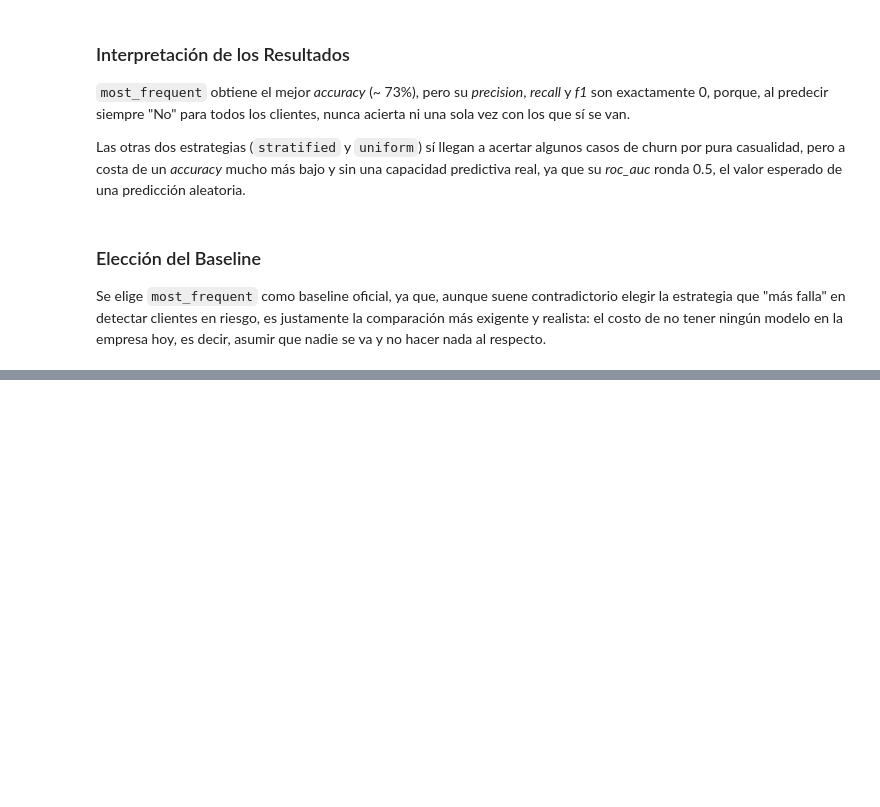
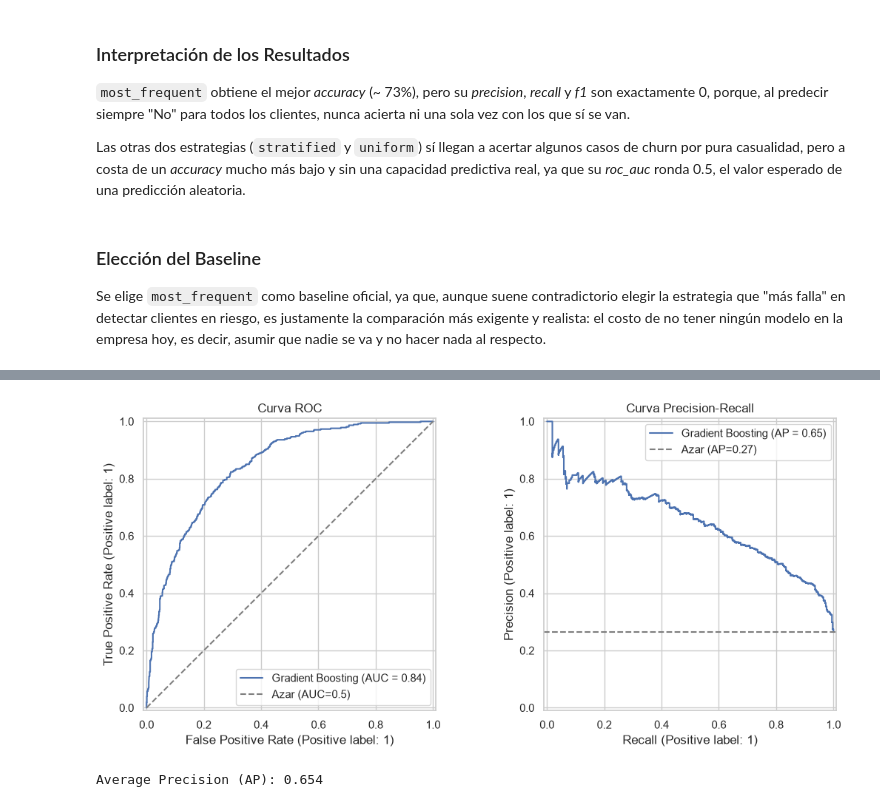
Before and after one commit to CaroGomezO/telco-customer-churn-prediction, a Jupyter notebook: notebook_modelo.ipynb, the cells around one changed output, grey strips where cells are left out. Cells and saved outputs as stored; diff of their text form; code cells hidden in the pictures; blank space fills up the shorter version.

```diff
--- a/notebook_modelo.ipynb
+++ b/notebook_modelo.ipynb
@@ -8,10 +8,17 @@ Este notebook parte de `train.csv` y `test.csv` que contienen las variables num
 # %%
 import numpy as np
 import pandas as pd
+import matplotlib.pyplot as plt
+import seaborn as sns
 
 from sklearn.dummy import DummyClassifier
-from sklearn.metrics import accuracy_score, precision_score, recall_score, f1_score, roc_auc_score
+from sklearn.linear_model import LogisticRegression
+from sklearn.ensemble import RandomForestClassifier, GradientBoostingClassifier
+from sklearn.model_selection import StratifiedKFold, cross_validate, GridSearchCV
+from xgboost import XGBClassifier
+from sklearn.metrics import accuracy_score, precision_score, recall_score, f1_score, roc_auc_score, confusion_matrix, ConfusionMatrixDisplay, RocCurveDisplay, classification_report, PrecisionRecallDisplay, average_precision_score
 
+sns.set_theme(style="whitegrid")
 RANDOM_STATE = 42
 # %% [markdown]
 ### Explicación de los Imports
@@ -129,0 +419,21 @@ Se elige `most_frequent` como baseline oficial, ya que, aunque suene contradicto
+# %%
+fig, axes = plt.subplots(1, 2, figsize=(11, 5))
+
+RocCurveDisplay.from_predictions(y_test, y_proba, ax=axes[0], name=mejor_modelo_nombre)
+axes[0].plot([0, 1], [0, 1], linestyle="--", color="gray", label="Azar (AUC=0.5)")
+axes[0].set_title("Curva ROC")
+axes[0].legend()
+
+PrecisionRecallDisplay.from_predictions(y_test, y_proba, ax=axes[1], name=mejor_modelo_nombre)
+tasa_positivos = y_test.mean()
+axes[1].axhline(tasa_positivos, linestyle="--", color="gray", label=f"Azar (AP={tasa_positivos:.2f})")
+axes[1].set_title("Curva Precision-Recall")
+axes[1].legend()
+
+plt.tight_layout()
+plt.show()
+
+print("Average Precision (AP):", round(average_precision_score(y_test, y_proba), 3))
+# %% [output]
+[figure, added]
+Average Precision (AP): 0.654
```
Also changed, not shown: parts of 44 cells of this notebook, 1 other file.
